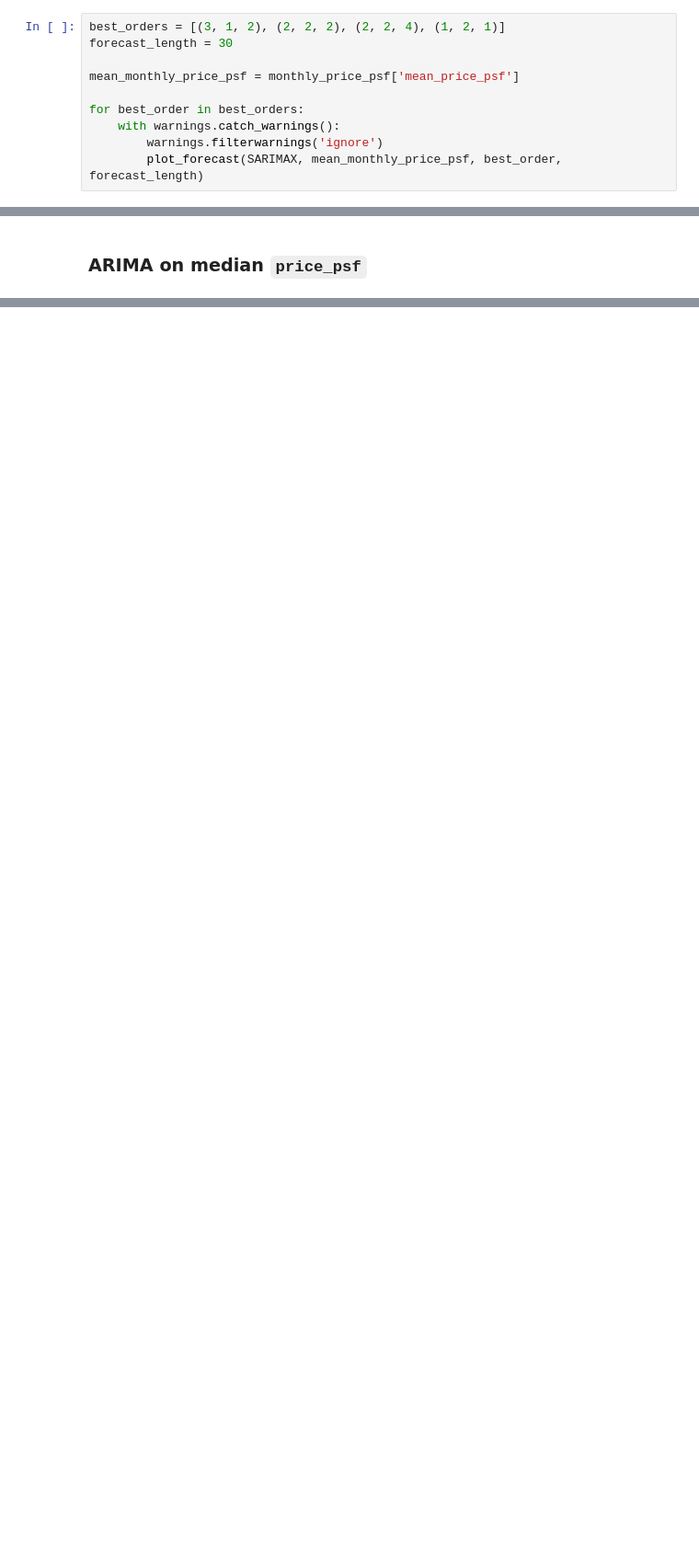
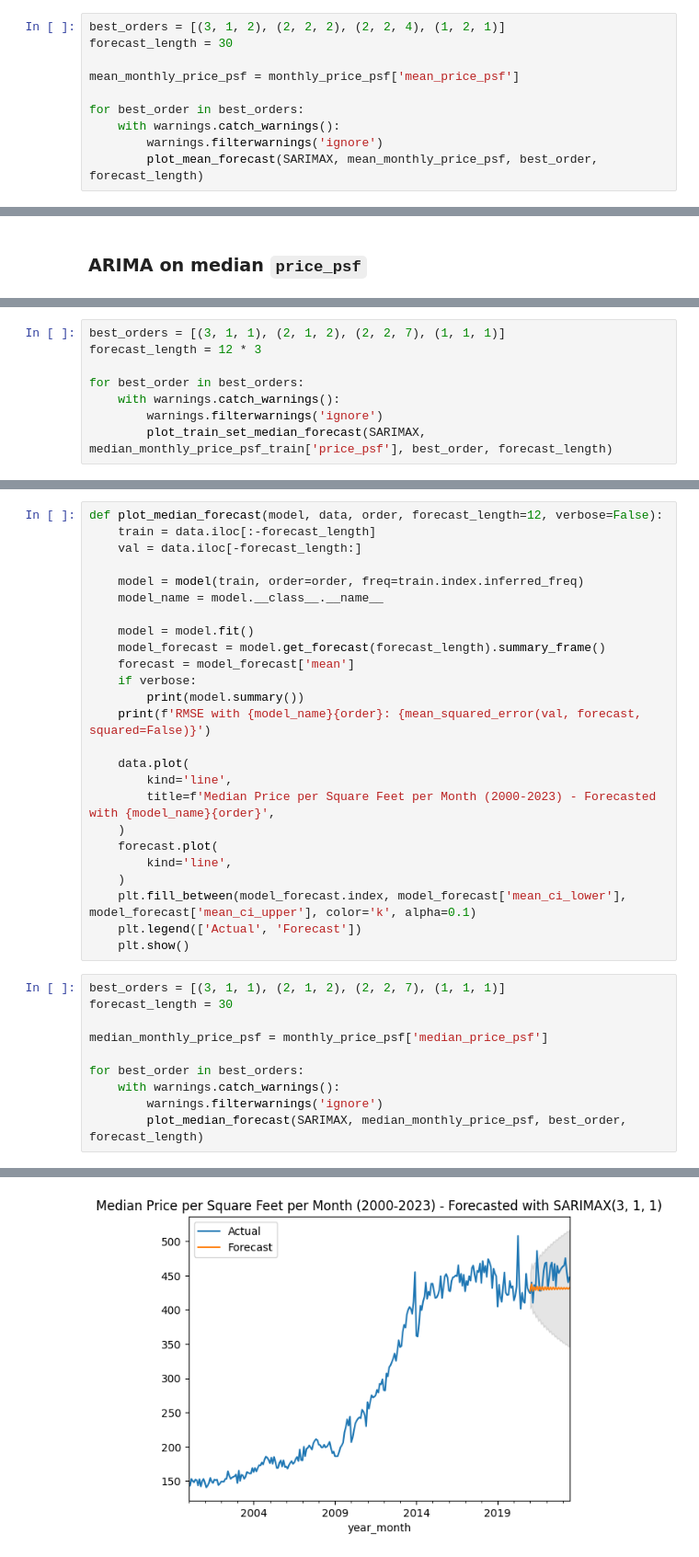
Before and after one commit to yuenherny/kl-house-price-forecasting, a Jupyter notebook: notebooks/Transactions - 06 Time Series Modelling.ipynb, the cells around one changed output, grey strips where cells are left out. Shown at 92% size. Saved outputs shown, nothing was run; the diff lists cells and outputs as text; blank space fills up the shorter version.

Commit message:
Cross validate and evaluate ARIMA, SARIMAX and Holt-Winters on median price_psf

```diff
--- a/notebooks/Transactions - 06 Time Series Modelling.ipynb
+++ b/notebooks/Transactions - 06 Time Series Modelling.ipynb
@@ -1261,7 +1259,7 @@ mean_monthly_price_psf = monthly_price_psf['mean_price_psf']
 for best_order in best_orders:
     with warnings.catch_warnings():
         warnings.filterwarnings('ignore')
-        plot_forecast(SARIMAX, mean_monthly_price_psf, best_order, forecast_length)
+        plot_mean_forecast(SARIMAX, mean_monthly_price_psf, best_order, forecast_length)
 # %% [output]
 RMSE with SARIMAX(3, 1, 2): 28.67042135920696
 [figure]
@@ -1281,0 +1514,8 @@ When evaluating on test set, it seems SARIMAX(2, 2, 4) has the lowest RMSE. SARI
+# %%
+best_orders = [(3, 1, 1), (2, 1, 2), (2, 2, 7), (1, 1, 1)]
+forecast_length = 12 * 3
+
+for best_order in best_orders:
+    with warnings.catch_warnings():
+        warnings.filterwarnings('ignore')
+        plot_train_set_median_forecast(SARIMAX, median_monthly_price_psf_train['price_psf'], best_order, forecast_length)
@@ -1283,0 +1707,36 @@ When evaluating on test set, it seems SARIMAX(2, 2, 4) has the lowest RMSE. SARI
+# %%
+def plot_median_forecast(model, data, order, forecast_length=12, verbose=False):
+    train = data.iloc[:-forecast_length]
+    val = data.iloc[-forecast_length:]
+
+    model = model(train, order=order, freq=train.index.inferred_freq)
+    model_name = model.__class__.__name__
+
+    model = model.fit()
+    model_forecast = model.get_forecast(forecast_length).summary_frame()
+    forecast = model_forecast['mean']
+    if verbose:
+        print(model.summary())
+    print(f'RMSE with {model_name}{order}: {mean_squared_error(val, forecast, squared=False)}')
+
+    data.plot(
+        kind='line',
+        title=f'Median Price per Square Feet per Month (2000-2023) - Forecasted with {model_name}{order}',
+    )
+    forecast.plot(
+        kind='line',
+    )
+    plt.fill_between(model_forecast.index, model_forecast['mean_ci_lower'], model_forecast['mean_ci_upper'], color='k', alpha=0.1)
+    plt.legend(['Actual', 'Forecast'])
+    plt.show()
+# %%
+best_orders = [(3, 1, 1), (2, 1, 2), (2, 2, 7), (1, 1, 1)]
+forecast_length = 30
+
+median_monthly_price_psf = monthly_price_psf['median_price_psf']
+
+for best_order in best_orders:
+    with warnings.catch_warnings():
+        warnings.filterwarnings('ignore')
+        plot_median_forecast(SARIMAX, median_monthly_price_psf, best_order, forecast_length)
+# %% [output]
@@ -1283,0 +1744 @@ When evaluating on test set, it seems SARIMAX(2, 2, 4) has the lowest RMSE. SARI
+[figure, added]
```
Also changed, not shown: parts of 32 cells of this notebook.
